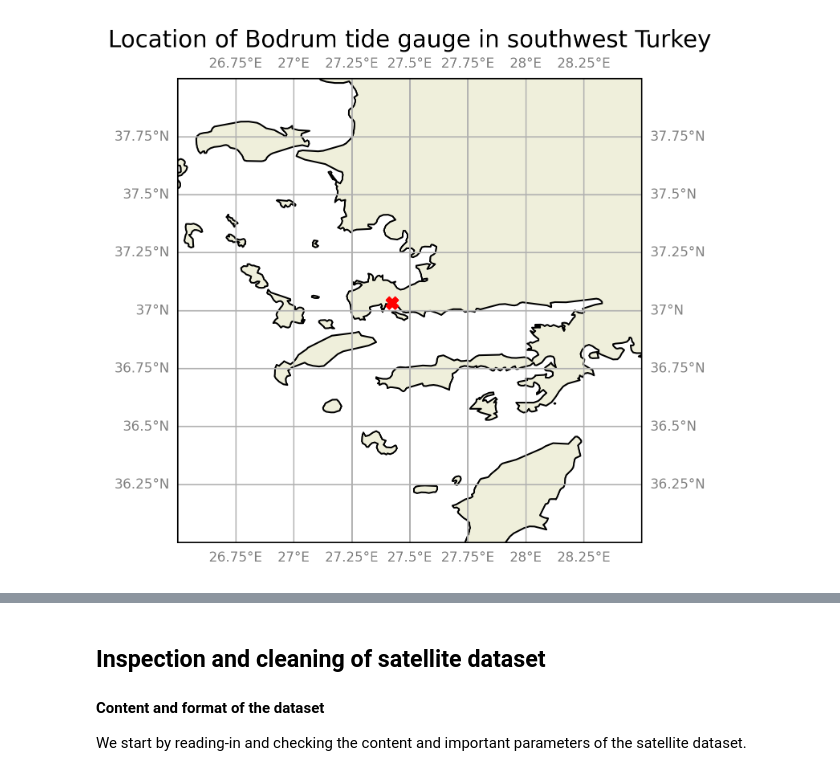
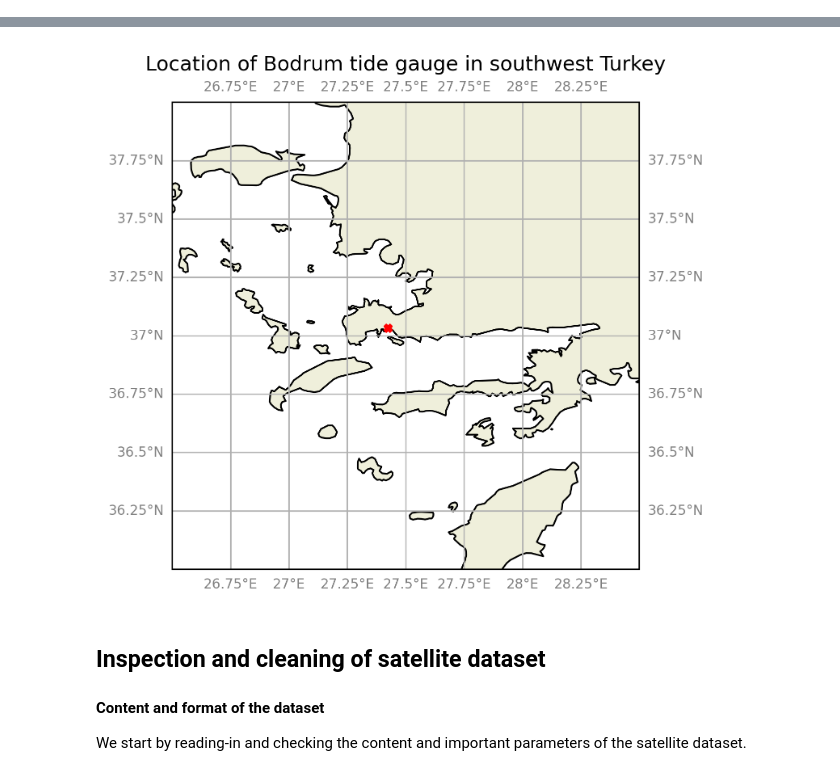
Before and after one commit to ooncel/EUMETSAT-Altimetry-Studies, a Jupyter notebook: BDRM_Sentinel3_SingleFlyBy.ipynb, the cells around one changed output, grey strips where cells are left out. Drawn from its saved outputs; the diff is of its cells as text; code cells hidden in the pictures.

```diff
--- a/BDRM_Sentinel3_SingleFlyBy.ipynb
+++ b/BDRM_Sentinel3_SingleFlyBy.ipynb
@@ -12,40 +11,0 @@ Bodrum is arguably the most popular domestic touristic destination in Turkey. It
-# %%
-import cartopy.crs as ccrs
-import cartopy.feature as cfeature
-
-plt.rcParams["figure.figsize"] = (16,10)
-plt.ioff()
-
-land_resolution = '10m'
-land_poly = cfeature.NaturalEarthFeature('physical', 'land', land_resolution,
-                                        edgecolor='k',
-                                        facecolor=cfeature.COLORS['land'])
-
-fig1 = plt.figure(figsize=(5, 5), dpi=300)
-
-m = plt.axes(projection=ccrs.PlateCarree(central_longitude=0.0))
-
-m.set_extent([26.5, 28.5, 36, 38], crs=ccrs.PlateCarree())
-
-m.coastlines(resolution=land_resolution, color='black', linewidth=0.1)
-m.add_feature(land_poly)
-g1 = m.gridlines(draw_labels = True)
-g1.xlabels_top = False
-g1.xlabel_style = {'size': 8, 'color': 'gray'}
-g1.ylabel_style = {'size': 8, 'color': 'gray'}
-
-cbar = plt.colorbar(f1, orientation="horizontal", fraction=0.05, pad=0.07)
-cbar.ax.tick_params(labelsize=12)
-m.set_title('Location of Bodrum tide gauge in southwest Turkey', size=14)
-m.scatter(
-    [27.423453], [37.03217],
-    transform=ccrs.PlateCarree(),
-    color="red",
-    s=50,
-    marker="X",
-    zorder=5
-)
-plt.savefig('fig_range')
-plt.show()
-# %% [output]
-[figure, removed]
@@ -77,6 +47,45 @@ As can be seen, at least by eye, it has perfect proximity to the town. We use th
 ### In-site tide gauge data
 
 Limiting myself to the extend of satellite dataset, I downloaded the tide gauge values for the Bodrum station (BDRM) from [SEA LEVEL STATION MONITORING FACILITY](https://www.ioc-sealevelmonitoring.org/station.php?code=bodr) for 5th of August 19:43-19:51. Since we want to make a comparison to SSHA value from satellite, I recorded the reported gauge mean value as well, to subtract it from measured values to find the relative height change. The gauge mean, by centering 5th of August in the middle of the time range is : 12h (1.86m), daily (1.89m), weekly (1.91m) and monthly (1.92m). Since this website provides time values also in UTC, there is no conversion between time units needed. The gauge has a measurement frequency of 2 Hz, thus it provides far less points compared to satellite dataset. This dataset will also be inspected further below.
+# %%
+import cartopy.crs as ccrs
+import cartopy.feature as cfeature
+
+plt.rcParams["figure.figsize"] = (12,8)
+plt.ioff()
+
+# This can be 10,50 or 110 (weird, why?)
+land_resolution = '10m'
+land_poly = cfeature.NaturalEarthFeature('physical', 'land', land_resolution,
+                                        edgecolor='k',
+                                        facecolor=cfeature.COLORS['land'])
+
+fig1 = plt.figure(figsize=(5, 5), dpi=300)
+
+m = plt.axes(projection=ccrs.PlateCarree(central_longitude=0.0))
+m.set_extent([26.5, 28.5, 36, 38], crs=ccrs.PlateCarree())
+m.coastlines(resolution=land_resolution, color='black', linewidth=0.1)
+m.add_feature(land_poly)
+
+g1 = m.gridlines(draw_labels = True)
+g1.xlabels_top = False
+g1.xlabel_style = {'size': 8, 'color': 'gray'}
+g1.ylabel_style = {'size': 8, 'color': 'gray'}
+
+
+m.set_title('Location of Bodrum tide gauge in southwest Turkey', size=12)
+m.scatter(
+    [27.423453], [37.03217],
+    transform=ccrs.PlateCarree(),
+    color="red",
+    s=20,
+    marker="X",
+    zorder=5
+)
+plt.savefig('fig_range')
+plt.show()
+# %% [output]
+[figure, added]
 # %% [markdown]
 ## Inspection and cleaning of satellite dataset
 
```
Also changed, not shown: parts of 18 cells of this notebook, 1 other file.
